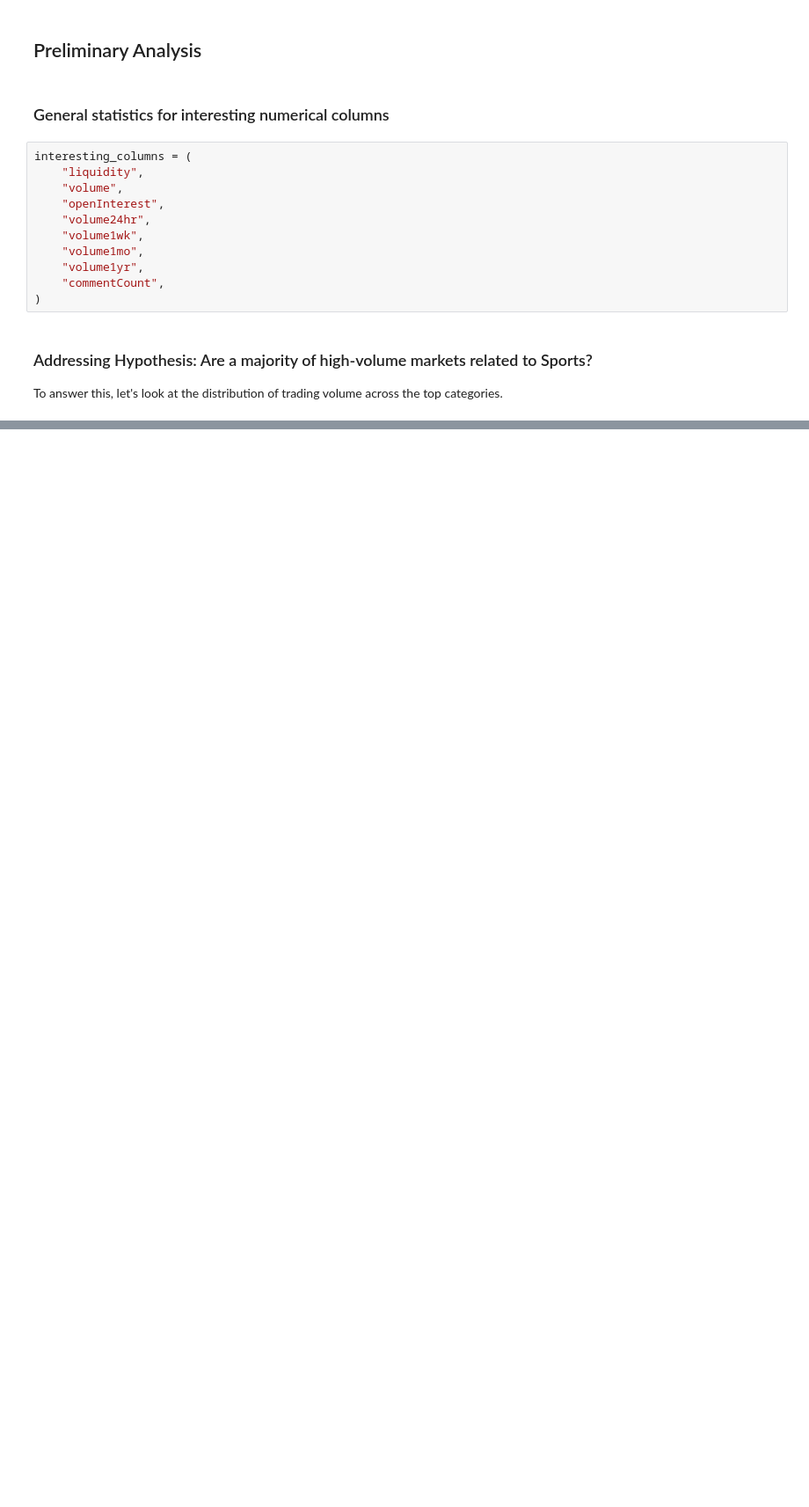
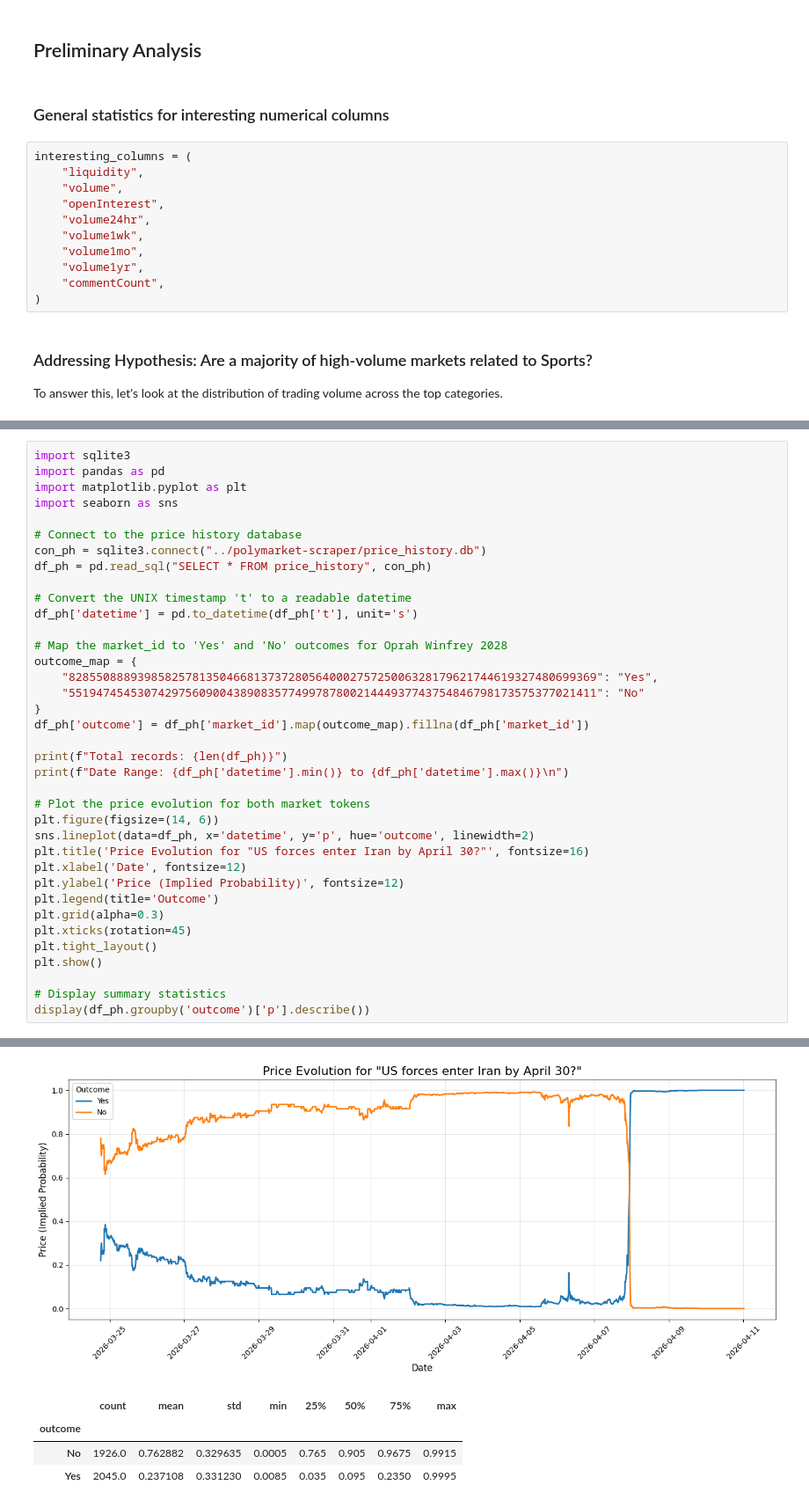
Before and after one commit to moizali01/prediction-markets-wisdom-of-crowds, a Jupyter notebook: eda-notebook/PolymarketEDA.ipynb, the cells around one changed output, grey strips where cells are left out. Shown at 88% size. Cells and saved outputs as stored; diff of their text form; blank space fills up the shorter version.

```diff
--- a/eda-notebook/PolymarketEDA.ipynb
+++ b/eda-notebook/PolymarketEDA.ipynb
@@ -188,0 +458,38 @@ Name: volume, dtype: object
+# %%
+import sqlite3
+import pandas as pd
+import matplotlib.pyplot as plt
+import seaborn as sns
+
+# Connect to the price history database
+con_ph = sqlite3.connect("../polymarket-scraper/price_history.db")
+df_ph = pd.read_sql("SELECT * FROM price_history", con_ph)
+
+# Convert the UNIX timestamp 't' to a readable datetime
+df_ph['datetime'] = pd.to_datetime(df_ph['t'], unit='s')
+
+# Map the market_id to 'Yes' and 'No' outcomes for Oprah Winfrey 2028
+outcome_map = {
+    "82855088893985825781350466813737280564000275725006328179621744619327480699369": "Yes",
+    "55194745453074297560900438908357749978780021444937743754846798173575377021411": "No"
+}
+df_ph['outcome'] = df_ph['market_id'].map(outcome_map).fillna(df_ph['market_id'])
+
+print(f"Total records: {len(df_ph)}")
+print(f"Date Range: {df_ph['datetime'].min()} to {df_ph['datetime'].max()}\n")
+
+# Plot the price evolution for both market tokens
+plt.figure(figsize=(14, 6))
+sns.lineplot(data=df_ph, x='datetime', y='p', hue='outcome', linewidth=2)
+plt.title('Price Evolution for "US forces enter Iran by April 30?"', fontsize=16)
+plt.xlabel('Date', fontsize=12)
+plt.ylabel('Price (Implied Probability)', fontsize=12)
+plt.legend(title='Outcome')
+plt.grid(alpha=0.3)
+plt.xticks(rotation=45)
+plt.tight_layout()
+plt.show()
+
+# Display summary statistics
+display(df_ph.groupby('outcome')['p'].describe())
+# %% [output]
@@ -188,0 +498,5 @@ Name: volume, dtype: object
+[figure, added]
+|  | count | mean | std | min | 25% | 50% | 75% | max |
+| outcome |  |  |  |  |  |  |  |  |
+| No | 1926.0 | 0.762882 | 0.329635 | 0.0005 | 0.765 | 0.905 | 0.9675 | 0.9915 |
+| Yes | 2045.0 | 0.237108 | 0.331230 | 0.0085 | 0.035 | 0.095 | 0.2350 | 0.9995 |
```
Also changed, not shown: parts of 24 cells of this notebook, 4 other files.
